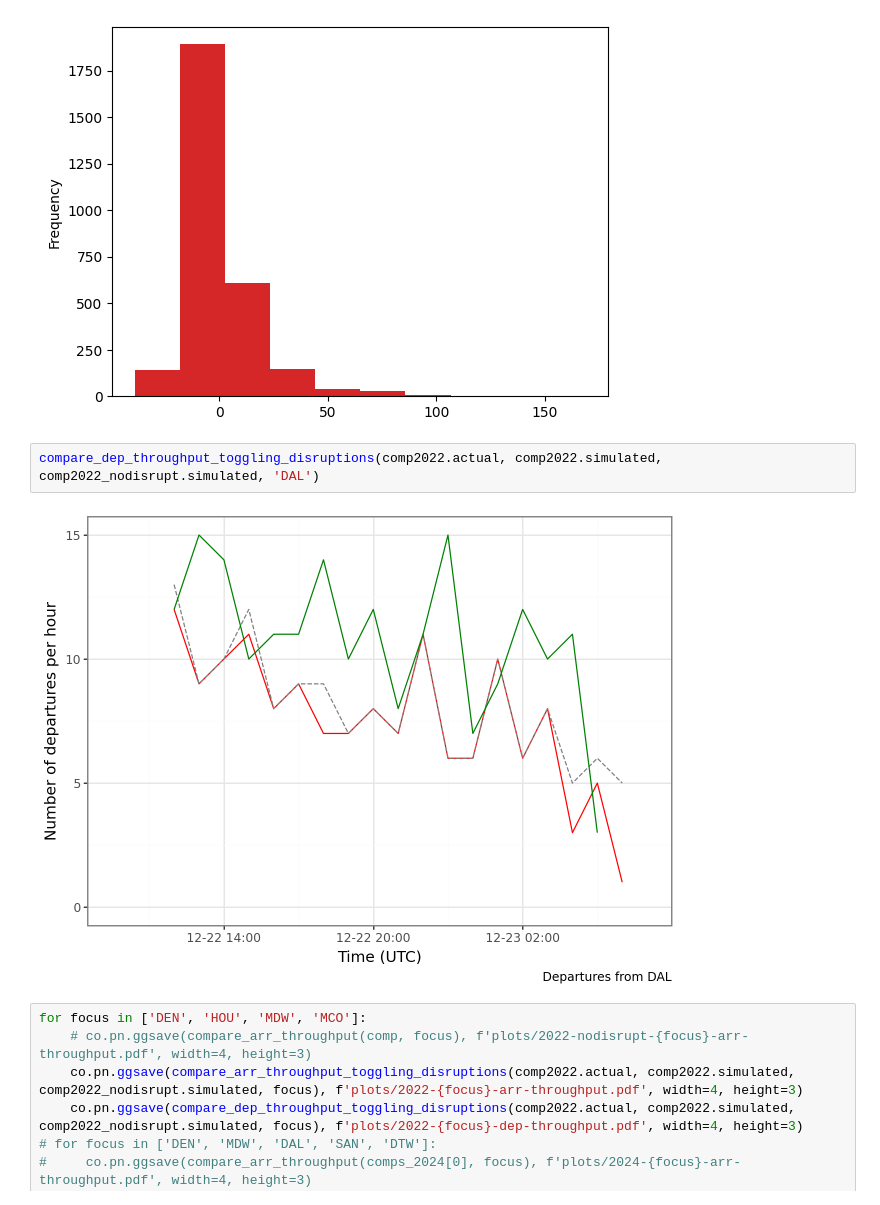
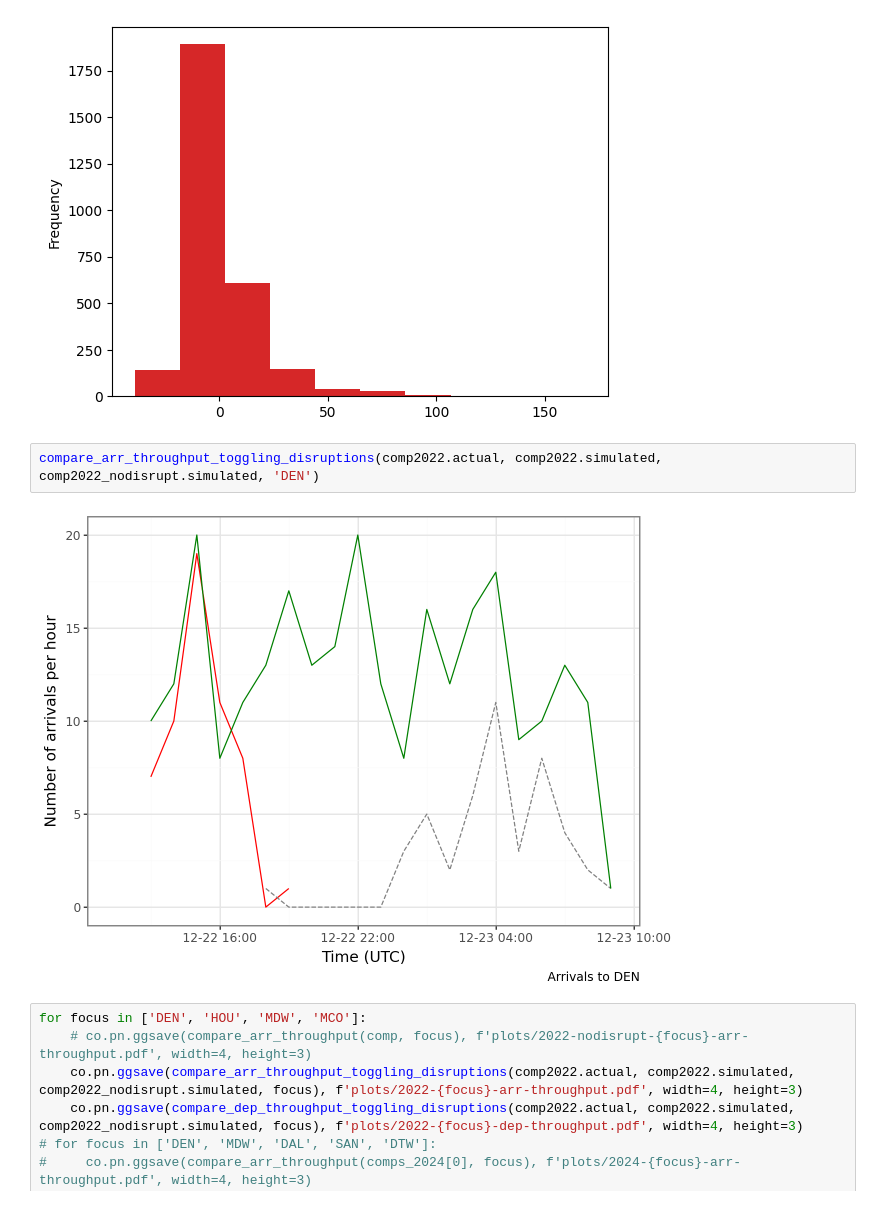
Before and after one commit to broad-well/recovair-abm, a Jupyter notebook: validation/compare_outcomes_once.ipynb, the cells around one changed output. Cells and saved outputs as stored; diff of their text form.

```diff
--- a/validation/compare_outcomes_once.ipynb
+++ b/validation/compare_outcomes_once.ipynb
@@ -478,9 +498,9 @@ plt.show()
 # %% [output]
 [figure]
 # %%
-compare_dep_throughput_toggling_disruptions(comp2022.actual, comp2022.simulated, comp2022_nodisrupt.simulated, 'DAL')
+compare_arr_throughput_toggling_disruptions(comp2022.actual, comp2022.simulated, comp2022_nodisrupt.simulated, 'DEN')
 # %% [output]
-[figure, old version]
+[figure, new version]
 # %%
 for focus in ['DEN', 'HOU', 'MDW', 'MCO']:
     # co.pn.ggsave(compare_arr_throughput(comp, focus), f'plots/2022-nodisrupt-{focus}-arr-throughput.pdf', width=4, height=3)
```
Also changed, not shown: parts of 2 cells of this notebook, 2 other files.
